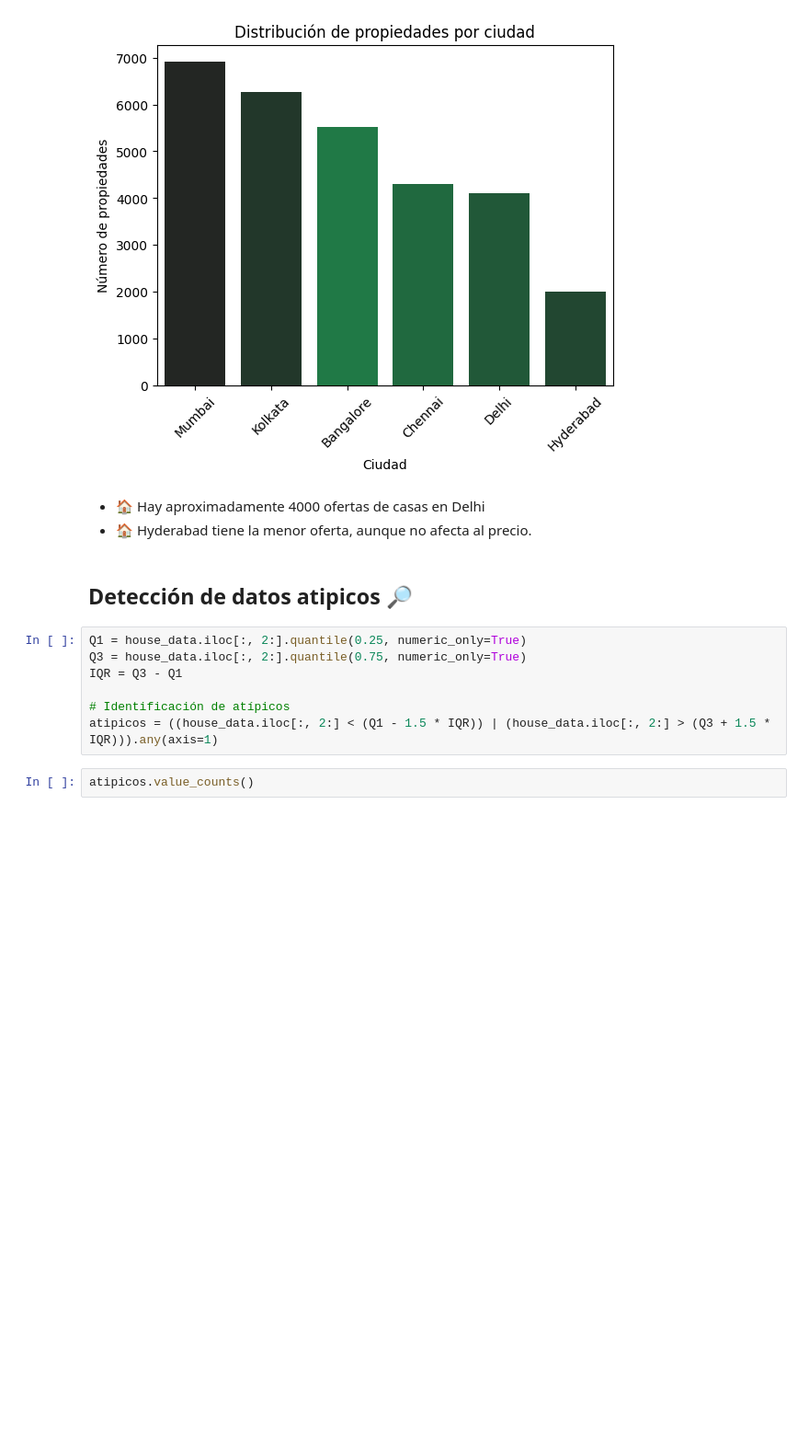
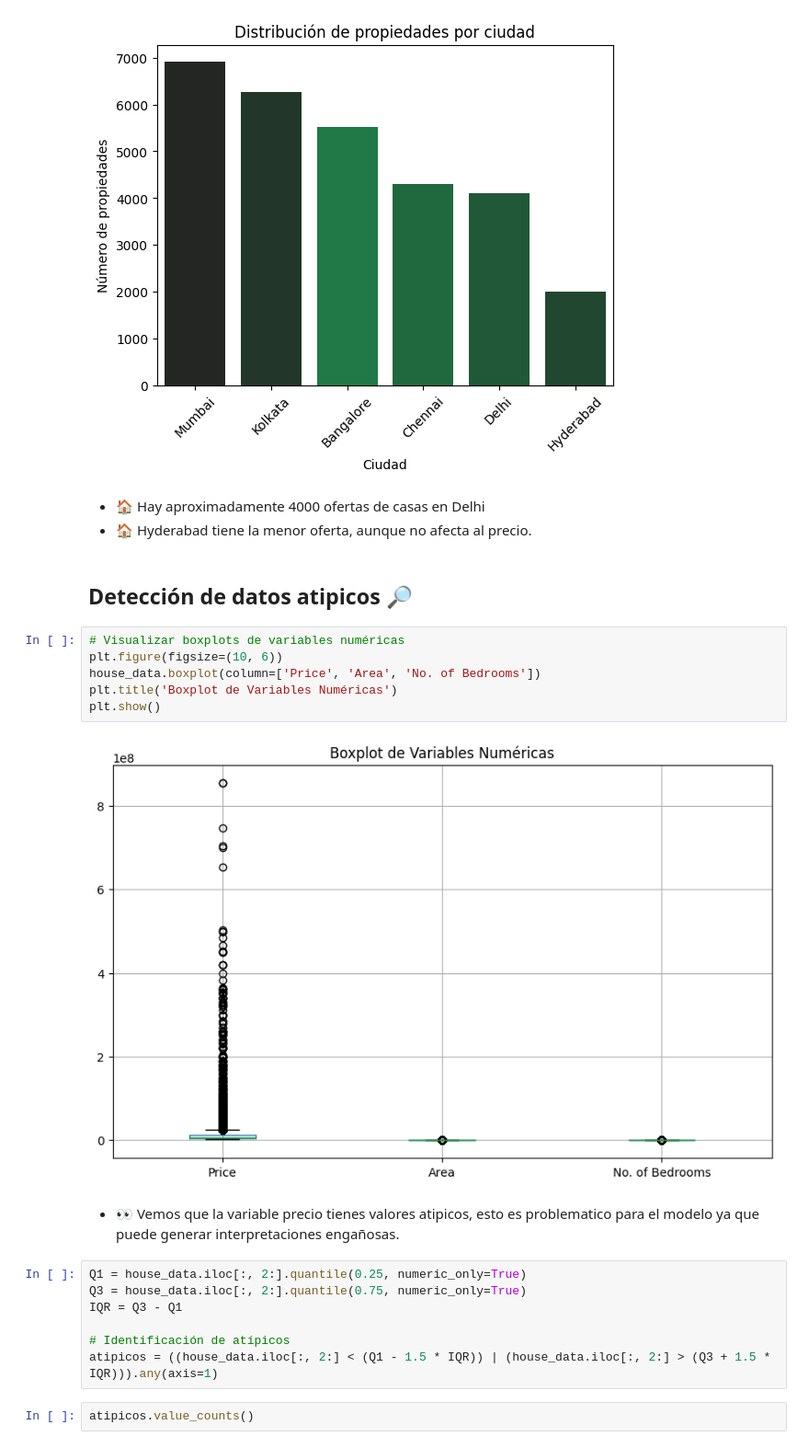
Before and after one commit to C0SS10/AI4ENG-II, a Jupyter notebook: House-Price-Predict.ipynb, the cells around one changed output. Shown: that part at 92% size. Drawn from its saved outputs; the diff is of its cells as text; blank space fills up the shorter version.

```diff
--- a/House-Price-Predict.ipynb
+++ b/House-Price-Predict.ipynb
@@ -149,6 +150,16 @@ plt.show()
 - 🏠 Hyderabad tiene la menor oferta, aunque no afecta al precio.
 # %% [markdown]
 ## **Detección de datos atipicos 🔎**
+# %%
+# Visualizar boxplots de variables numéricas
+plt.figure(figsize=(10, 6))
+house_data.boxplot(column=['Price', 'Area', 'No. of Bedrooms'])
+plt.title('Boxplot de Variables Numéricas')
+plt.show()
+# %% [output]
+[figure, added]
+# %% [markdown]
+- 👀 Vemos que la variable precio tienes valores atipicos, esto es problematico para el modelo ya que puede generar interpretaciones engañosas.
 # %%
 Q1 = house_data.iloc[:, 2:].quantile(0.25, numeric_only=True)
 Q3 = house_data.iloc[:, 2:].quantile(0.75, numeric_only=True)
```
Also changed, not shown: parts of 7 cells of this notebook.
